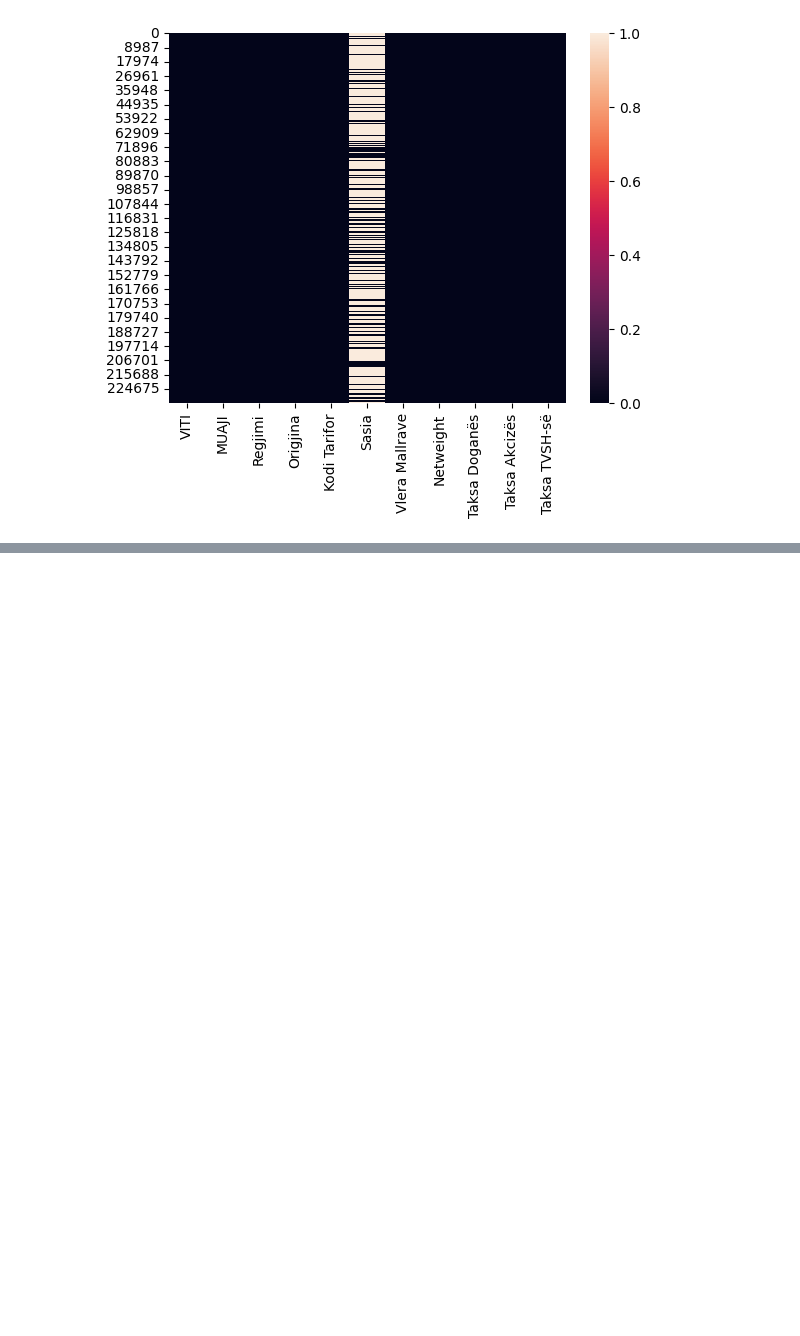
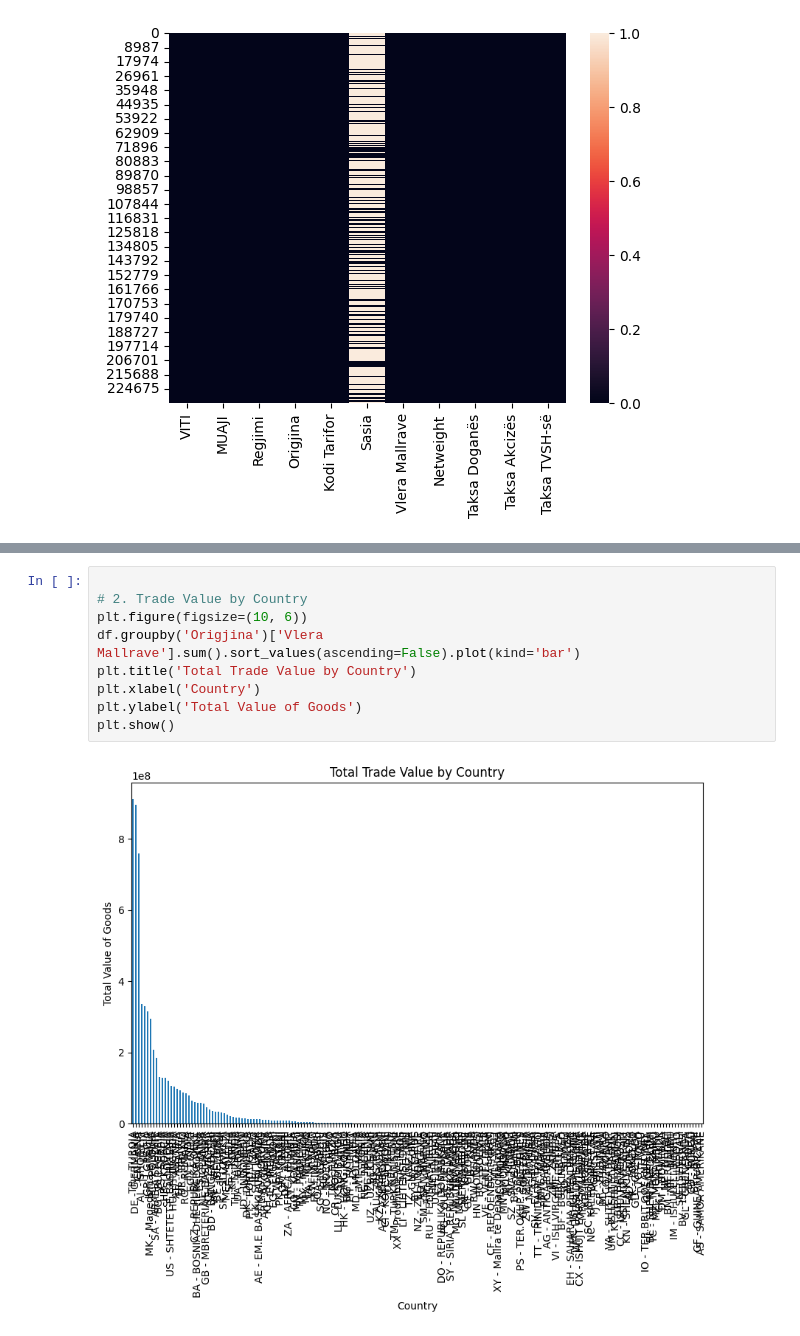
Before and after one commit to NjomzaRexhepi/Machine-Learning-Project, a Jupyter notebook: TradeBalance.ipynb, the cells around one changed output, grey strips where cells are left out. Saved outputs shown, nothing was run; the diff lists cells and outputs as text; blank space fills up the shorter version.

```diff
--- a/TradeBalance.ipynb
+++ b/TradeBalance.ipynb
@@ -133,0 +149,11 @@ sns.heatmap(df.isnull())
+# %%
+
+# 2. Trade Value by Country
+plt.figure(figsize=(10, 6))
+df.groupby('Origjina')['Vlera Mallrave'].sum().sort_values(ascending=False).plot(kind='bar')
+plt.title('Total Trade Value by Country')
+plt.xlabel('Country')
+plt.ylabel('Total Value of Goods')
+plt.show()
+# %% [output]
+[figure, added]
```
Also changed, not shown: parts of 4 cells of this notebook.
